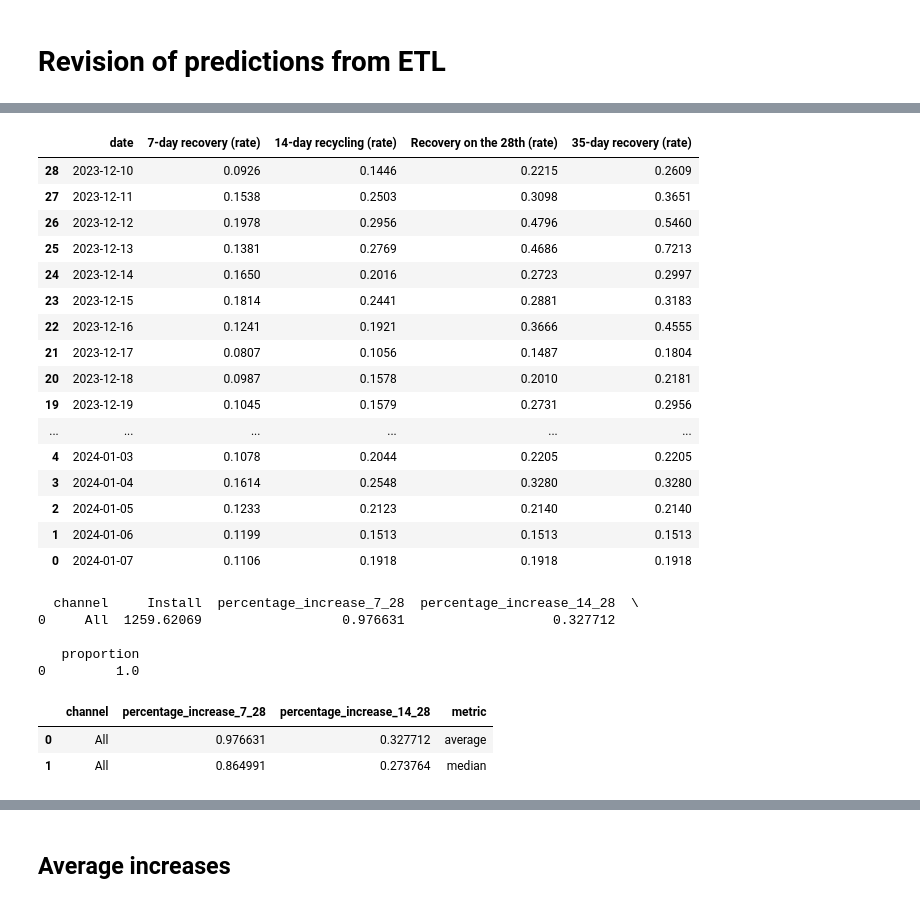
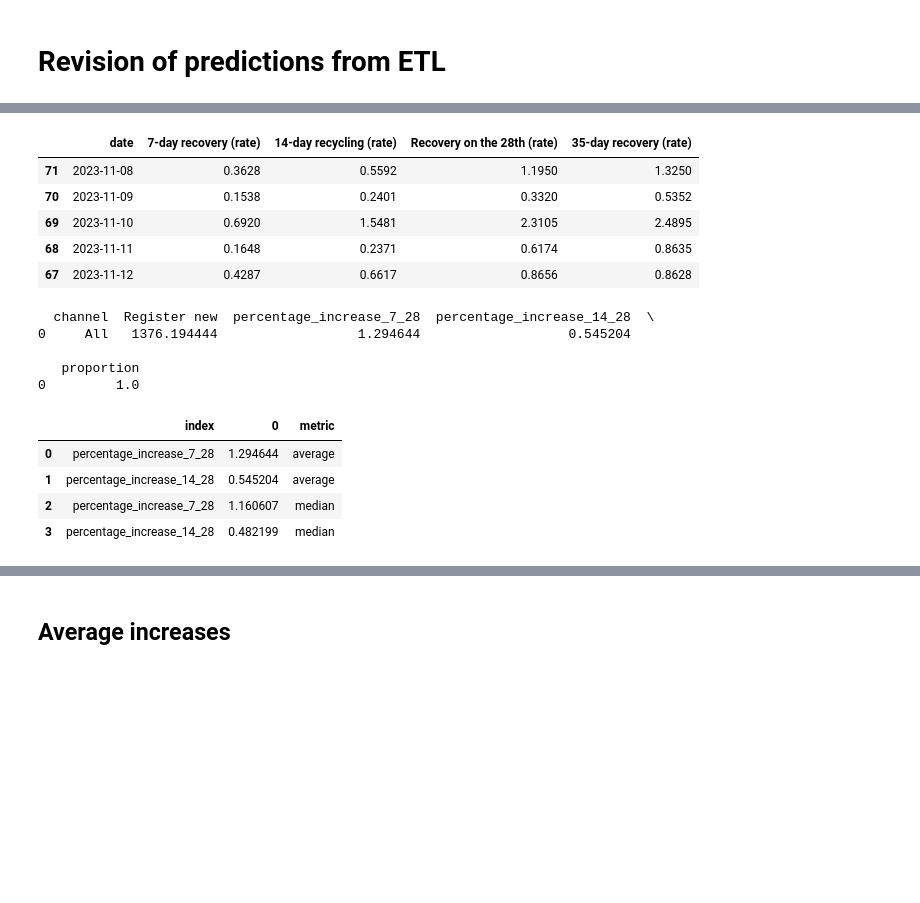
Before and after one commit to PereFuster/Acorn-Casino-PLTV, a Jupyter notebook: accorn_ios_etl_verification.ipynb, the cells around one changed output, grey strips where cells are left out. Drawn from its saved outputs; the diff is of its cells as text; code cells hidden in the pictures; blank space fills up the shorter version.

```diff
--- a/accorn_ios_etl_verification.ipynb
+++ b/accorn_ios_etl_verification.ipynb
@@ -14,13 +14,14 @@ from datetime import datetime, timedelta
 # %% [markdown]
 # Revision of predictions from ETL
 # %%
+# Load BI Tool data
+file_path = (os.getcwd()).replace('\\', '/') + r'/roi_all_by_user_20240126114811.xlsx'.replace('\\', '/')
+bi_tool_actuals = pd.read_excel(file_path)
+bi_tool_actuals = bi_tool_actuals[bi_tool_actuals['date'] != '--']
+# bi_tool_actuals['date'] = pd.to_datetime(bi_tool_actuals['date'])
+bi_tool_actuals['date'] = pd.to_datetime(bi_tool_actuals['date'].astype(str), format='%Y%m%d')
 
-file_path = (os.getcwd()).replace('\\', '/') + r'/poker_party_ios\media_source_roi_20240120203110.xlsx'.replace('\\', '/')
-bi_tool_actuals = pd.read_excel(file_path)
-
-bi_tool_actuals = bi_tool_actuals[bi_tool_actuals['date'] != '--']
-bi_tool_actuals['date'] = pd.to_datetime(bi_tool_actuals['date'])
+print('Date range:', bi_tool_actuals['date'].min(), ' ', bi_tool_actuals['date'].max())
 
 bi_tool_actuals[['date', '7-day recovery (rate)', '14-day recycling (rate)', 'Recovery on the 28th (rate)']].sort_values(by = 'date').head(10)
-bi_tool_actuals[['channel', 'date', '7-day recovery (rate)', '14-day recycling (rate)', 'Recovery on the 28th (rate)']].sort_values(by = 'date').head(10)
 # %% [output]
@@ -38,45 +40,35 @@ bi_tool_actuals[['channel', 'date', '7-day recovery (rate)', '14-day recycling (
 # %%
 # Convert percentage strings to floats
 def convert_percentage_string_to_float(percentage_string):
     try:
         return float(percentage_string.split(' ')[1][1:-2]) / 100
     except (ValueError, IndexError):
         return float(percentage_string.split('（')[1][0:-2]) / 100
 
 for col in ['7-day recovery (rate)', '14-day recycling (rate)', 'Recovery on the 28th (rate)', '35-day recovery (rate)']:
     bi_tool_actuals[col] = bi_tool_actuals[col].apply(convert_percentage_string_to_float)
 
-bi_tool_actuals[['date', '7-day recovery (rate)', '14-day recycling (rate)', 'Recovery on the 28th (rate)', '35-day recovery (rate)']].sort_values(by = 'date').head(60)
+bi_tool_actuals[['date', '7-day recovery (rate)', '14-day recycling (rate)', 'Recovery on the 28th (rate)', '35-day recovery (rate)']].sort_values(by = 'date').head()
 # %% [output]
 |  | date | 7-day recovery (rate) | 14-day recycling (rate) | Recovery on the 28th (rate) | 35-day recovery (rate) |
-| 28 | 2023-12-10 | 0.0926 | 0.1446 | 0.2215 | 0.2609 |
-| 27 | 2023-12-11 | 0.1538 | 0.2503 | 0.3098 | 0.3651 |
-| 26 | 2023-12-12 | 0.1978 | 0.2956 | 0.4796 | 0.5460 |
-| 25 | 2023-12-13 | 0.1381 | 0.2769 | 0.4686 | 0.7213 |
-| 24 | 2023-12-14 | 0.1650 | 0.2016 | 0.2723 | 0.2997 |
-| 23 | 2023-12-15 | 0.1814 | 0.2441 | 0.2881 | 0.3183 |
-| 22 | 2023-12-16 | 0.1241 | 0.1921 | 0.3666 | 0.4555 |
-| 21 | 2023-12-17 | 0.0807 | 0.1056 | 0.1487 | 0.1804 |
-| 20 | 2023-12-18 | 0.0987 | 0.1578 | 0.2010 | 0.2181 |
-| 19 | 2023-12-19 | 0.1045 | 0.1579 | 0.2731 | 0.2956 |
-| ... | ... | ... | ... | ... | ... |
-| 4 | 2024-01-03 | 0.1078 | 0.2044 | 0.2205 | 0.2205 |
-| 3 | 2024-01-04 | 0.1614 | 0.2548 | 0.3280 | 0.3280 |
-| 2 | 2024-01-05 | 0.1233 | 0.2123 | 0.2140 | 0.2140 |
-| 1 | 2024-01-06 | 0.1199 | 0.1513 | 0.1513 | 0.1513 |
-| 0 | 2024-01-07 | 0.1106 | 0.1918 | 0.1918 | 0.1918 |
+| 71 | 2023-11-08 | 0.3628 | 0.5592 | 1.1950 | 1.3250 |
+| 70 | 2023-11-09 | 0.1538 | 0.2401 | 0.3320 | 0.5352 |
+| 69 | 2023-11-10 | 0.6920 | 1.5481 | 2.3105 | 2.4895 |
+| 68 | 2023-11-11 | 0.1648 | 0.2371 | 0.6174 | 0.8635 |
+| 67 | 2023-11-12 | 0.4287 | 0.6617 | 0.8656 | 0.8628 |
 # %%
 # Calculate percentage increase for each row
 bi_tool_actuals['percentage_increase_7_28'] = ((bi_tool_actuals['Recovery on the 28th (rate)'] - bi_tool_actuals['7-day recovery (rate)']) / bi_tool_actuals['7-day recovery (rate)']) # This cannot be trusted (because we give the same weight to every install)
 bi_tool_actuals['percentage_increase_14_28'] = ((bi_tool_actuals['Recovery on the 28th (rate)'] - bi_tool_actuals['14-day recycling (rate)']) / bi_tool_actuals['14-day recycling (rate)'])
 
 # Calculate average percentage increase grouped by 'channel'
-average_percentage_increase_by_channel = bi_tool_actuals[bi_tool_actuals['date'] > '2023-10-31'].groupby('channel')[['percentage_increase_7_28', 'percentage_increase_14_28']].mean().reset_index()
-median_percentage_increase_by_channel = bi_tool_actuals[bi_tool_actuals['date'] > '2023-10-31'].groupby('channel')[['percentage_increase_7_28', 'percentage_increase_14_28']].median().reset_index()
+average_percentage_increase_by_channel = bi_tool_actuals[bi_tool_actuals['date'] > '2023-10-31'][['percentage_increase_7_28', 'percentage_increase_14_28']].mean().reset_index()
+median_percentage_increase_by_channel = bi_tool_actuals[bi_tool_actuals['date'] > '2023-10-31'][['percentage_increase_7_28', 'percentage_increase_14_28']].median().reset_index()
 
-total_installs = bi_tool_actuals[bi_tool_actuals['date'] > '2023-10-31'].groupby('channel')['Install'].mean().sum()
-installs_per_channel = bi_tool_actuals[bi_tool_actuals['date'] > '2023-10-31'].groupby('channel')[['Install', 'percentage_increase_7_28', 'percentage_increase_14_28']].mean().reset_index() # This cannot be trusted (because we give the same weight to every install)
-installs_per_channel['proportion'] = installs_per_channel['Install'] / total_installs
+bi_tool_actuals['channel'] = 'All'
+total_installs = bi_tool_actuals[bi_tool_actuals['date'] > '2023-10-31'].groupby('channel')['Register new'].mean().sum()
+installs_per_channel = bi_tool_actuals[bi_tool_actuals['date'] > '2023-10-31'].groupby('channel')[['Register new', 'percentage_increase_7_28', 'percentage_increase_14_28']].mean().reset_index() # This cannot be trusted (because we give the same weight to every install)
+installs_per_channel['proportion'] = installs_per_channel['Register new'] / total_installs
 
 # Add a column determining the metric
 average_percentage_increase_by_channel['metric'] = 'average'
@@ -87,12 +79,14 @@ percentage_increase_by_channel = pd.concat([average_percentage_increase_by_chann
 print(installs_per_channel)
 percentage_increase_by_channel
 # %% [output]
-  channel     Install  percentage_increase_7_28  percentage_increase_14_28  \
-0     All  1259.62069                  0.976631                   0.327712
+  channel  Register new  percentage_increase_7_28  percentage_increase_14_28  \
+0     All   1376.194444                  1.294644                   0.545204
 
    proportion
 0         1.0
-|  | channel | percentage_increase_7_28 | percentage_increase_14_28 | metric |
-| 0 | All | 0.976631 | 0.327712 | average |
-| 1 | All | 0.864991 | 0.273764 | median |
+|  | index | 0 | metric |
+| 0 | percentage_increase_7_28 | 1.294644 | average |
+| 1 | percentage_increase_14_28 | 0.545204 | average |
+| 2 | percentage_increase_7_28 | 1.160607 | median |
+| 3 | percentage_increase_14_28 | 0.482199 | median |
 # %%
```
Also changed, not shown: parts of 23 cells of this notebook, 3 other files.
